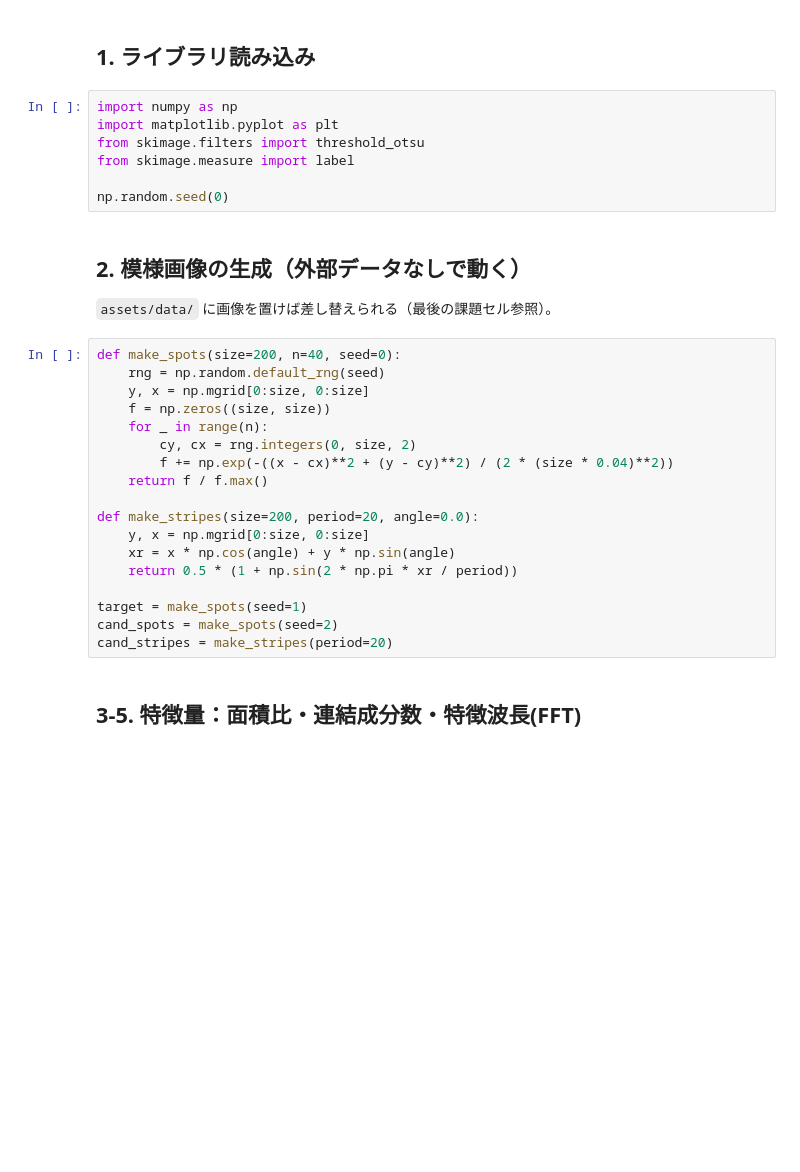
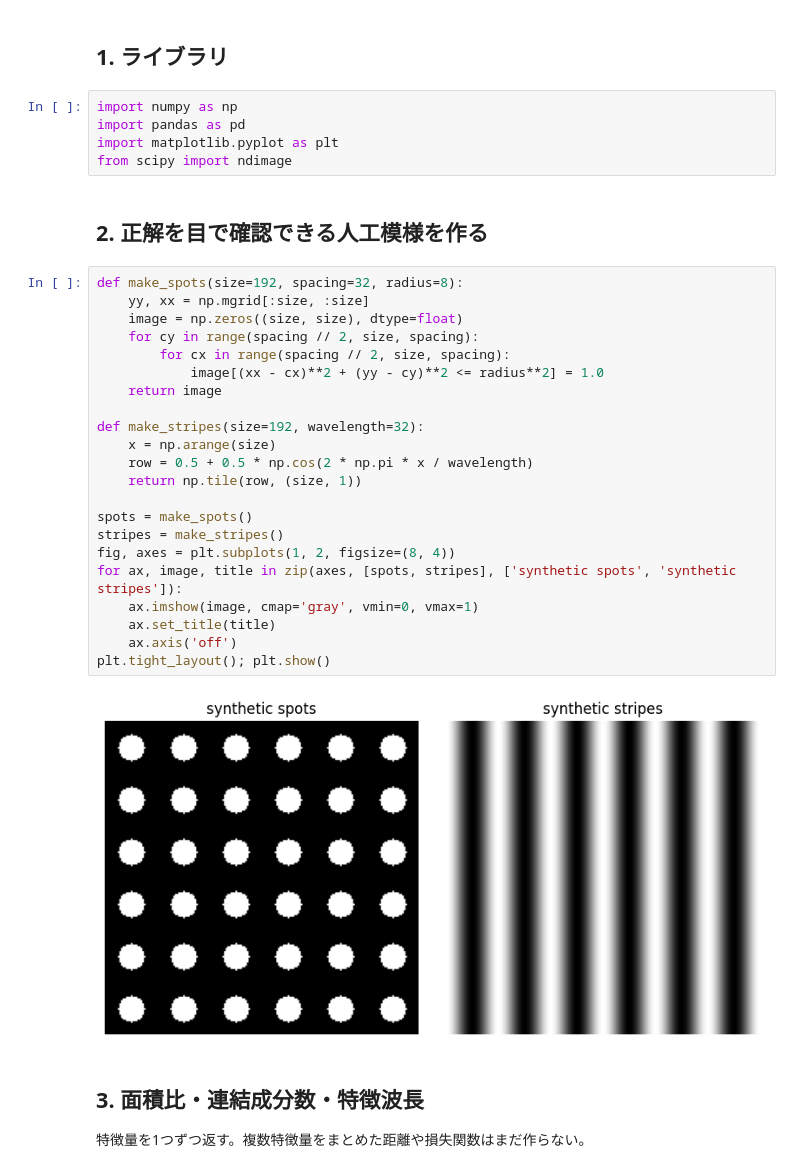
Before and after one commit to k16kgw/Seminar_text, a Jupyter notebook: notebooks/04_snake_pattern_features.ipynb, the cells around one changed output. Saved outputs shown, nothing was run; the diff lists cells and outputs as text; blank space fills up the shorter version.

```diff
--- a/notebooks/04_snake_pattern_features.ipynb
+++ b/notebooks/04_snake_pattern_features.ipynb
@@ -7,33 +7,37 @@
 # %% [markdown]
-## 1. ライブラリ読み込み
+## 1. ライブラリ
 # %%
 import numpy as np
+import pandas as pd
 import matplotlib.pyplot as plt
-from skimage.filters import threshold_otsu
-from skimage.measure import label
-
-np.random.seed(0)
+from scipy import ndimage
-# %% [markdown]
-## 2. 模様画像の生成（外部データなしで動く）
-
-`assets/data/` に画像を置けば差し替えられる（最後の課題セル参照）。
-# %%
-def make_spots(size=200, n=40, seed=0):
-    rng = np.random.default_rng(seed)
-    y, x = np.mgrid[0:size, 0:size]
-    f = np.zeros((size, size))
-    for _ in range(n):
-        cy, cx = rng.integers(0, size, 2)
-        f += np.exp(-((x - cx)**2 + (y - cy)**2) / (2 * (size * 0.04)**2))
-    return f / f.max()
-
-def make_stripes(size=200, period=20, angle=0.0):
-    y, x = np.mgrid[0:size, 0:size]
-    xr = x * np.cos(angle) + y * np.sin(angle)
-    return 0.5 * (1 + np.sin(2 * np.pi * xr / period))
-
-target = make_spots(seed=1)
-cand_spots = make_spots(seed=2)
-cand_stripes = make_stripes(period=20)
+# %% [markdown]
+## 2. 正解を目で確認できる人工模様を作る
+# %%
+def make_spots(size=192, spacing=32, radius=8):
+    yy, xx = np.mgrid[:size, :size]
+    image = np.zeros((size, size), dtype=float)
+    for cy in range(spacing // 2, size, spacing):
+        for cx in range(spacing // 2, size, spacing):
+            image[(xx - cx)**2 + (yy - cy)**2 <= radius**2] = 1.0
+    return image
+
+def make_stripes(size=192, wavelength=32):
+    x = np.arange(size)
+    row = 0.5 + 0.5 * np.cos(2 * np.pi * x / wavelength)
+    return np.tile(row, (size, 1))
+
+spots = make_spots()
+stripes = make_stripes()
+fig, axes = plt.subplots(1, 2, figsize=(8, 4))
+for ax, image, title in zip(axes, [spots, stripes], ['synthetic spots', 'synthetic stripes']):
+    ax.imshow(image, cmap='gray', vmin=0, vmax=1)
+    ax.set_title(title)
+    ax.axis('off')
+plt.tight_layout(); plt.show()
+# %% [output]
+[figure, added]
 # %% [markdown]
-## 3-5. 特徴量：面積比・連結成分数・特徴波長(FFT)
+## 3. 面積比・連結成分数・特徴波長
+
+特徴量を1つずつ返す。複数特徴量をまとめた距離や損失関数はまだ作らない。
```
Also changed, not shown: parts of 14 cells of this notebook, 32 other files.
